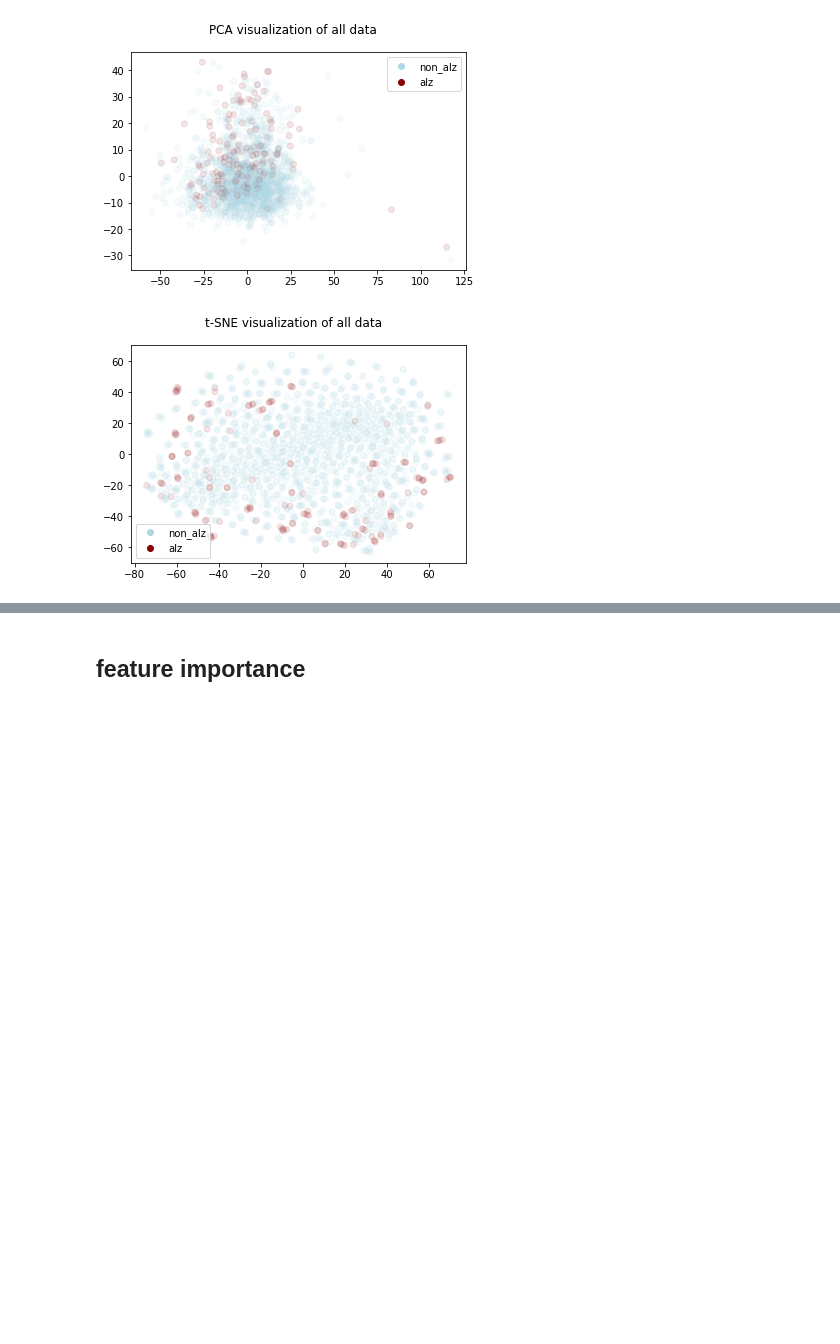
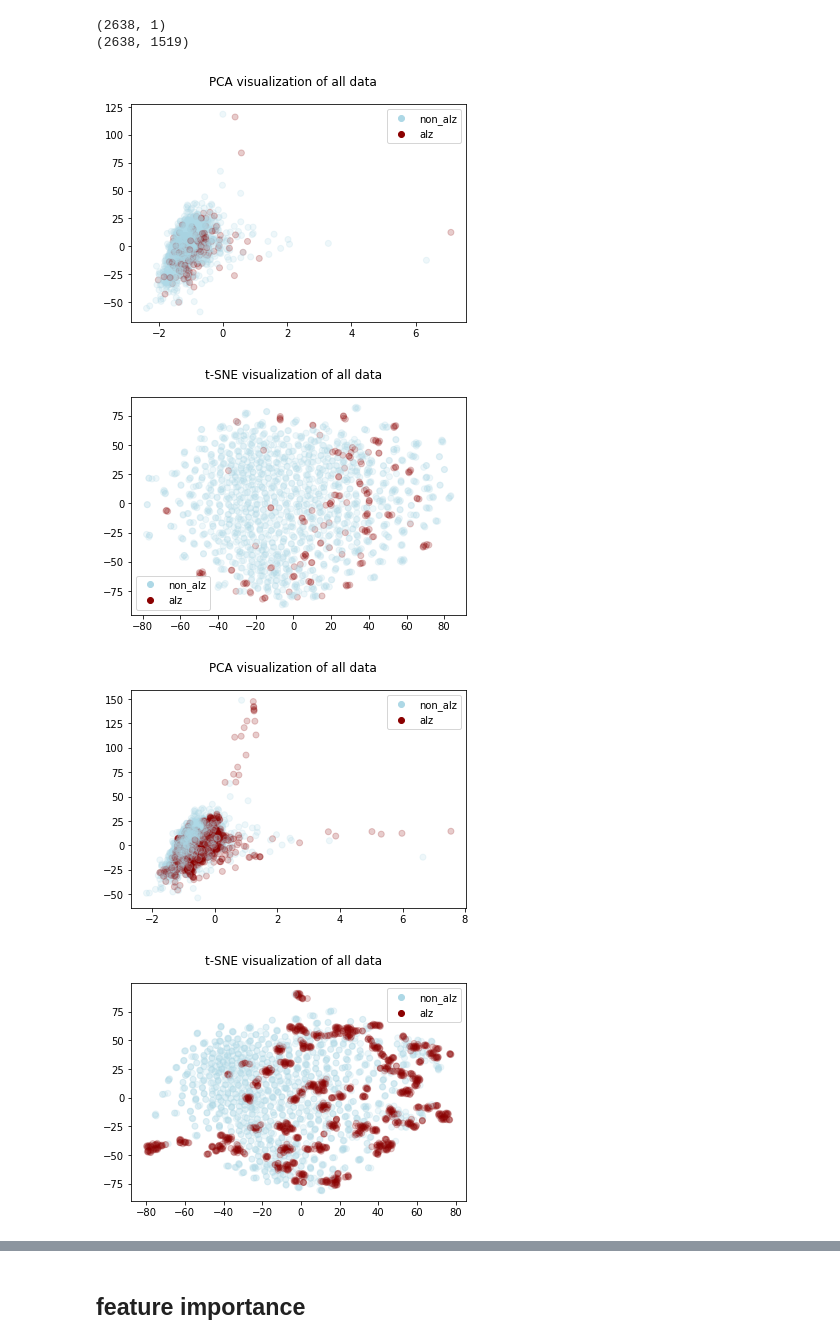
Before and after one commit to MASILab/Capstone_WhiteMatterML, a Jupyter notebook: modeling_no_reduction.ipynb, the cells around one changed output, grey strips where cells are left out. Drawn from its saved outputs; the diff is of its cells as text; code cells hidden in the pictures; blank space fills up the shorter version.

```diff
--- a/modeling_no_reduction.ipynb
+++ b/modeling_no_reduction.ipynb
@@ -33,4 +33,7 @@ print(df.shape)
 # %%
+# load data (generated by 'data_normalization.ipynb')
+df = pd.read_csv ('./data/standardized_data.csv')
+# drop duplicate columns
 df = df.drop(['age.1','dx.1','group.1','age.2','dx.2','group.2','age.3','dx.3','group.3','age.4','dx.4','group.4','age.5','dx.5','group.5',
          'age.6','dx.6','group.6','age.7','dx.7','group.7','age.8','dx.8','group.8','age.9','dx.9','group.9','age.10','dx.10','group.10',
          'age.11','dx.11','group.11','age.12','dx.12','group.12','age.13','dx.13','group.13','age.14','dx.14','group.14','age.15','dx.15','group.15',
@@ -41,5 +44,3 @@ df = df.drop(['age.1','dx.1','group.1','age.2','dx.2','group.2','age.3','dx.3','
          'age.36','dx.36','group.36','age.37','dx.37','group.37','age.38','dx.38','group.38','age.39','dx.39','group.39','age.40','dx.40','group.40',
          'age.41','dx.41','group.41','age.42','dx.42','group.42','age.43','dx.43','group.43','age.44','dx.44','group.44','age.45','dx.45','group.45',
          'age.46','dx.46','group.46','age.47','dx.47','group.47','age.48','dx.48','group.48'], axis=1)
-
-print(df.shape)
@@ -70,47 +76,92 @@ print(x_full_og.shape)
 oversample_smt = SMOTE(random_state=726)
 # oversample_bdl = BorderlineSMOTE()
 # oversample_ada = ADASYN()
-# x_train_og, y_train_og = oversample_smt.fit_resample(x_train_og, y_train_og)
+x_train_og_os, y_train_og_os = oversample_smt.fit_resample(x_train_og, y_train_og)
 
-# y_full_og = (pd.concat([y_train_og, y_test_og], axis=0))
-# x_full_og = (pd.concat([x_train_og, x_test_og], axis=0))
-# print(y_full_og.shape)
-# print(x_full_og.shape)
+y_full_og_os = (pd.concat([y_train_og_os, y_test_og], axis=0))
+x_full_og_os = (pd.concat([x_train_og_os, x_test_og], axis=0))
+print(y_full_og_os.shape)
+print(x_full_og_os.shape)
+# %% [output]
+(2638, 1)
+(2638, 1519)
 # %%
 #print('Computing PCA Embedding')
 pca = decomposition.PCA(n_components=2)
 pca.fit(x_full_og)
 Y = pca.transform(x_full_og)
-colors = ['lightblue' if (i == 0) else 'darkred' for i in y_full_og.values]
+Y2 = np.c_[Y,y_full_og.values]
+Y2 = Y2[Y2[:,0]<8]
+#Y = Y[Y[:, 0] < max(Y[:, 0])]
+colors = ['lightblue' if (i == 0) else 'darkred' for i in Y2[:, 2]]
 fig = plt.figure(1)
 fig.suptitle('PCA visualization of all data')
 ax = fig.add_subplot(111)
-ax.scatter(Y[:, 0], Y[:, 1], c=colors, alpha=0.1)
+ax.scatter(Y2[:, 0], Y2[:, 1], c=colors, alpha=0.2)
 m1, = plt.plot(np.nan, np.nan, c='lightblue', linestyle='None', marker='o', label='non_alz', alpha=1)
 m2, = plt.plot(np.nan, np.nan, c='darkred', linestyle='None', marker='o', label="alz", alpha=1)
 plt.legend(handles=[m1, m2], loc='best')
 plt.show()
 #plt.savefig('./pca.png', dpi=300)
 #plt.close()
 
 #print('Computing t-SNE Embedding')
 tsne = manifold.TSNE(n_components=2, init='pca', random_state=726, n_iter=1500)
 Y = tsne.fit_transform(x_full_og)
-
-colors = ['lightblue' if (i == 0) else 'darkred' for i in y_full_og.values]
+Y2 = np.c_[Y,y_full_og.values]
+Y2 = Y2[Y2[:,0] < 100]
+colors = ['lightblue' if (i == 0) else 'darkred' for i in Y2[:, 2]]
 fig = plt.figure(2)
 fig.suptitle('t-SNE visualization of all data')
 ax = fig.add_subplot(111)
-ax.scatter(Y[:, 0], Y[:, 1], c=colors, alpha=0.1)
+ax.scatter(Y2[:, 0], Y2[:, 1], c=colors, alpha=0.2)
 m1, = plt.plot(np.nan, np.nan, c='lightblue', linestyle='None', marker='o', label='non_alz', alpha=1)
 m2, = plt.plot(np.nan, np.nan, c='darkred', linestyle='None', marker='o', label='alz', alpha=1)
 plt.legend(handles=[m1, m2], loc='best')
 plt.show()
 #plt.savefig('./tsne.png', dpi=300)
 #plt.close()
+
+#print('Computing PCA Embedding')
+pca = decomposition.PCA(n_components=2)
+pca.fit(x_full_og_os)
+Y = pca.transform(x_full_og_os)
+Y2 = np.c_[Y,y_full_og_os.values]
+Y2 = Y2[Y2[:,0]<8]
+#Y = Y[Y[:, 0] < max(Y[:, 0])]
+colors = ['lightblue' if (i == 0) else 'darkred' for i in Y2[:, 2]]
+fig = plt.figure(1)
+fig.suptitle('PCA visualization of all data')
+ax = fig.add_subplot(111)
+ax.scatter(Y2[:, 0], Y2[:, 1], c=colors, alpha=0.2)
+m1, = plt.plot(np.nan, np.nan, c='lightblue', linestyle='None', marker='o', label='non_alz', alpha=1)
+m2, = plt.plot(np.nan, np.nan, c='darkred', linestyle='None', marker='o', label="alz", alpha=1)
+plt.legend(handles=[m1, m2], loc='best')
+plt.show()
+#plt.savefig('./pca.png', dpi=300)
+#plt.close()
+
+#print('Computing t-SNE Embedding')
+tsne = manifold.TSNE(n_components=2, init='pca', random_state=726, n_iter=1500)
+Y = tsne.fit_transform(x_full_og_os)
+Y2 = np.c_[Y,y_full_og_os.values]
+Y2 = Y2[Y2[:,0] < 100]
+colors = ['lightblue' if (i == 0) else 'darkred' for i in Y2[:, 2]]
+fig = plt.figure(2)
+fig.suptitle('t-SNE visualization of all data')
+ax = fig.add_subplot(111)
+ax.scatter(Y2[:, 0], Y2[:, 1], c=colors, alpha=0.2)
+m1, = plt.plot(np.nan, np.nan, c='lightblue', linestyle='None', marker='o', label='non_alz', alpha=1)
+m2, = plt.plot(np.nan, np.nan, c='darkred', linestyle='None', marker='o', label='alz', alpha=1)
+plt.legend(handles=[m1, m2], loc='best')
+plt.show()
+#plt.savefig('./tsne.png', dpi=300)
+#plt.close()
 # %% [output]
-[figure, old version]
+[figure, new version]
-[figure, old version]
+[figure, new version]
+[figure, added]
+[figure, added]
 # %%
 kf = StratifiedKFold(n_splits=5, shuffle=True)
 X = x_train_og
```
Also changed, not shown: parts of 33 cells of this notebook.
